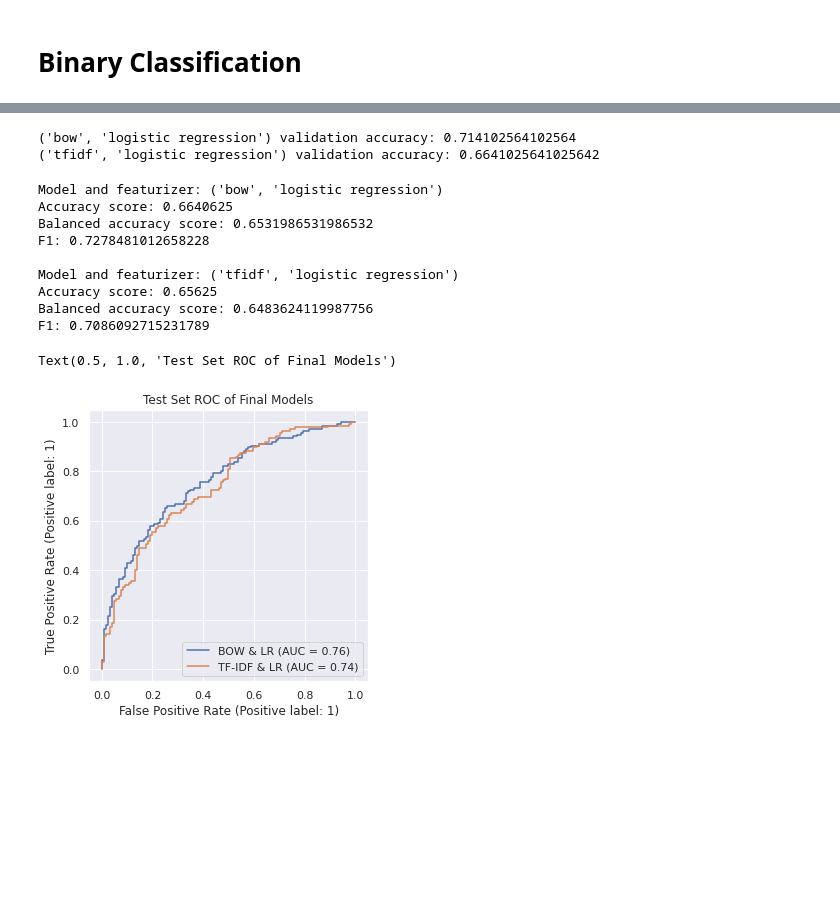
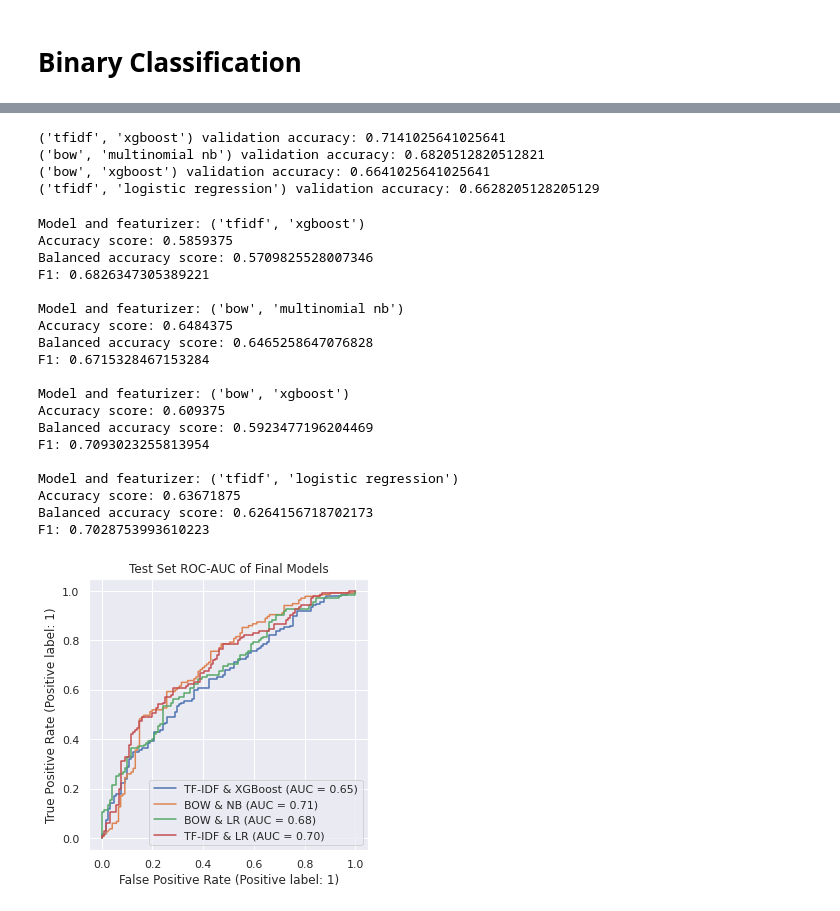
Before and after one commit to aishwarya-rm/cos524_project, a Jupyter notebook: topic_modeling.ipynb, the cells around one changed output, grey strips where cells are left out. Saved outputs shown, nothing was run; the diff lists cells and outputs as text; code cells hidden in the pictures; blank space fills up the shorter version.

```diff
--- a/topic_modeling.ipynb
+++ b/topic_modeling.ipynb
@@ -223,11 +243,17 @@ from sklearn.naive_bayes import MultinomialNB, BernoulliNB
 from sklearn.ensemble import RandomForestClassifier, VotingClassifier
 from sklearn.model_selection import train_test_split
 from sklearn.naive_bayes import GaussianNB
+from sklearn.ensemble import GradientBoostingClassifier
 from sklearn.linear_model import LogisticRegression
 from sklearn.svm import SVC
 from sklearn.metrics import accuracy_score, plot_roc_curve, roc_curve, confusion_matrix, plot_confusion_matrix, precision_score, recall_score, f1_score, make_scorer, balanced_accuracy_score
 from sklearn.base import clone
+from sklearn.feature_extraction.text import CountVectorizer, TfidfVectorizer
 from sklearn.model_selection import cross_val_score, GridSearchCV, cross_validate
+import xgboost as xgb
+import pickle as pkl
 import warnings
 warnings.filterwarnings('ignore')
+
+xgb.set_config(verbosity=0)
 # %%
@@ -248,6 +277,7 @@ featurizers = {
 
 # define classifiers
 classifiers = {
+    "xgboost": xgb.XGBClassifier(objective="binary:logistic", seed=1337),
     "logistic regression": LogisticRegression(),
     "multinomial nb": MultinomialNB(),
     "svc": SVC(),
@@ -264,6 +294,13 @@ param_grids = {
     "svc": {
         'clf__C': np.logspace(-1, 3, base = 10, num=4),
         'clf__gamma': [1, 0.1, 0.01],
+    },
+    "xgboost": {
+        'clf__learning_rate': [0.03, 0.05, 0.07], #so called `eta` value
+        'clf__max_depth': [4, 6, 8],
+        'clf__subsample': [0.6, 0.7, 0.8],
+        'clf__colsample_bytree': [0.3, 0.5, 0.7],
+        'clf__n_estimators': [5, 200, 400, 1000], #number of trees, change it to 1000 for better results
     }
 }
 
@@ -367,7 +413,7 @@ Confusion matrix (training set):
 # %%
 # inspect logistic BOW
 
-model = models[("bow", "logistic regression")].best_estimator_
+model = models[("tfidf", "logistic regression")].best_estimator_
 
 
 feature_names = (model.named_steps['vec']
@@ -406,44 +452,59 @@ Name: Coefficients, dtype: float64
 
 # find acc_model with highest validation accuracy
 name_and_models = [(k, v) for k, v in models.items()]
-top_n = 2
+top_n = 4
 best_acc_models = sorted(name_and_models, key=lambda tup: -1 * tup[1].best_score_)[:top_n]
 
 for bm in best_acc_models:
     print(f"{bm[0]} validation accuracy: {bm[1].best_score_}")
 # %% [output]
-('bow', 'logistic regression') validation accuracy: 0.714102564102564
-('tfidf', 'logistic regression') validation accuracy: 0.6641025641025642
+('tfidf', 'xgboost') validation accuracy: 0.7141025641025641
+('bow', 'multinomial nb') validation accuracy: 0.6820512820512821
+('bow', 'xgboost') validation accuracy: 0.6641025641025641
+('tfidf', 'logistic regression') validation accuracy: 0.6628205128205129
 # %%
 fig, ax = plt.subplots(figsize=(5, 5))
 
 label_map = {
     ('bow', 'logistic regression'): 'BOW & LR',
-    ('tfidf', 'logistic regression'): 'TF-IDF & LR'
+    ('bow', 'multinomial nb'): 'BOW & NB',
+    ('tfidf', 'logistic regression'): 'TF-IDF & LR',
+    ('tfidf', 'xgboost'): 'TF-IDF & XGBoost',
+    ('bow', 'xgboost'): 'BOW & LR'
 }
 
 for bm in best_acc_models:
     model = bm[1].best_estimator_
     print(f"Model and featurizer: {bm[0]}")
 
     prediction = model.predict(X_test)
     print(f"Accuracy score: {accuracy_score(y_test, prediction)}")
     print(f"Balanced accuracy score: {balanced_accuracy_score(y_test, prediction)}")
     print(f"F1: {f1_score(y_test, prediction)}")
     disp = plot_roc_curve(model, X_test, y_test, ax=ax, name=label_map[bm[0]])
 
     print()
 
-ax.set_title("Test Set ROC of Final Models")
+ax.set_title("Test Set ROC-AUC of Final Models")
+plt.savefig("figures/test_rocauc.png")
 # %% [output]
-Model and featurizer: ('bow', 'logistic regression')
-Accuracy score: 0.6640625
-Balanced accuracy score: 0.6531986531986532
-F1: 0.7278481012658228
+Model and featurizer: ('tfidf', 'xgboost')
+Accuracy score: 0.5859375
+Balanced accuracy score: 0.5709825528007346
+F1: 0.6826347305389221
+
+Model and featurizer: ('bow', 'multinomial nb')
+Accuracy score: 0.6484375
+Balanced accuracy score: 0.6465258647076828
+F1: 0.6715328467153284
+
+Model and featurizer: ('bow', 'xgboost')
+Accuracy score: 0.609375
+Balanced accuracy score: 0.5923477196204469
+F1: 0.7093023255813954
 
 Model and featurizer: ('tfidf', 'logistic regression')
-Accuracy score: 0.65625
-Balanced accuracy score: 0.6483624119987756
-F1: 0.7086092715231789
+Accuracy score: 0.63671875
+Balanced accuracy score: 0.6264156718702173
+F1: 0.7028753993610223
-Text(0.5, 1.0, 'Test Set ROC of Final Models')
-[figure, old version]
+[figure, new version]
```
Also changed, not shown: parts of 21 cells of this notebook, 12 other files.
